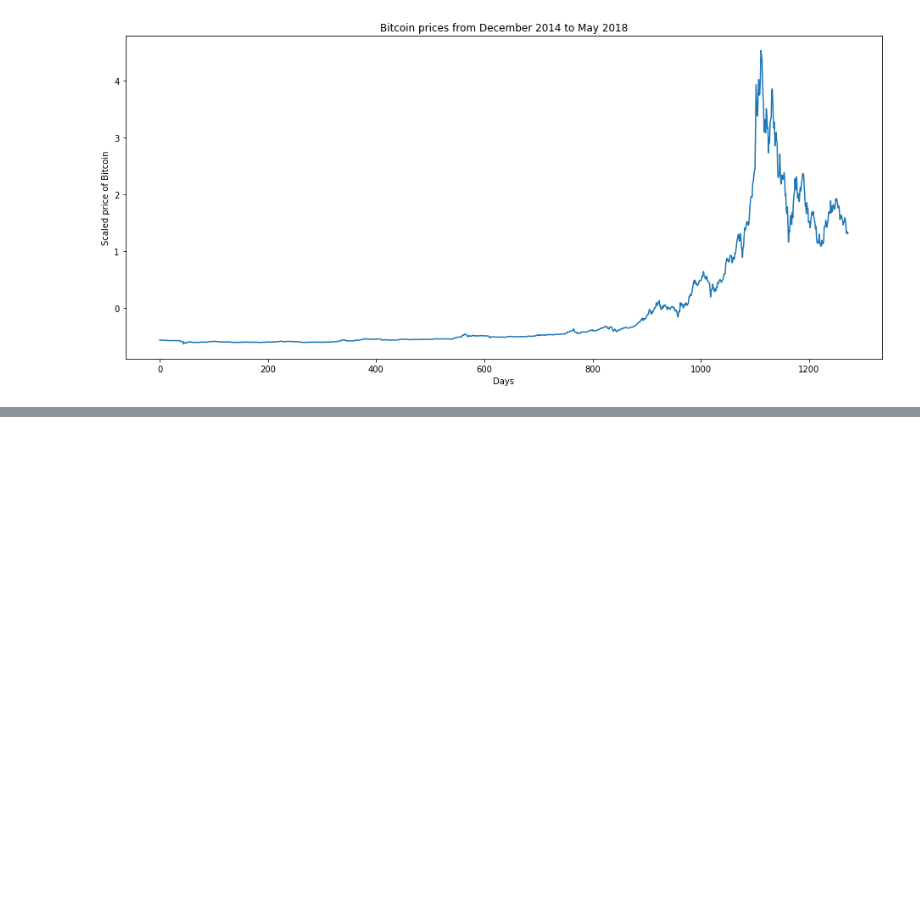
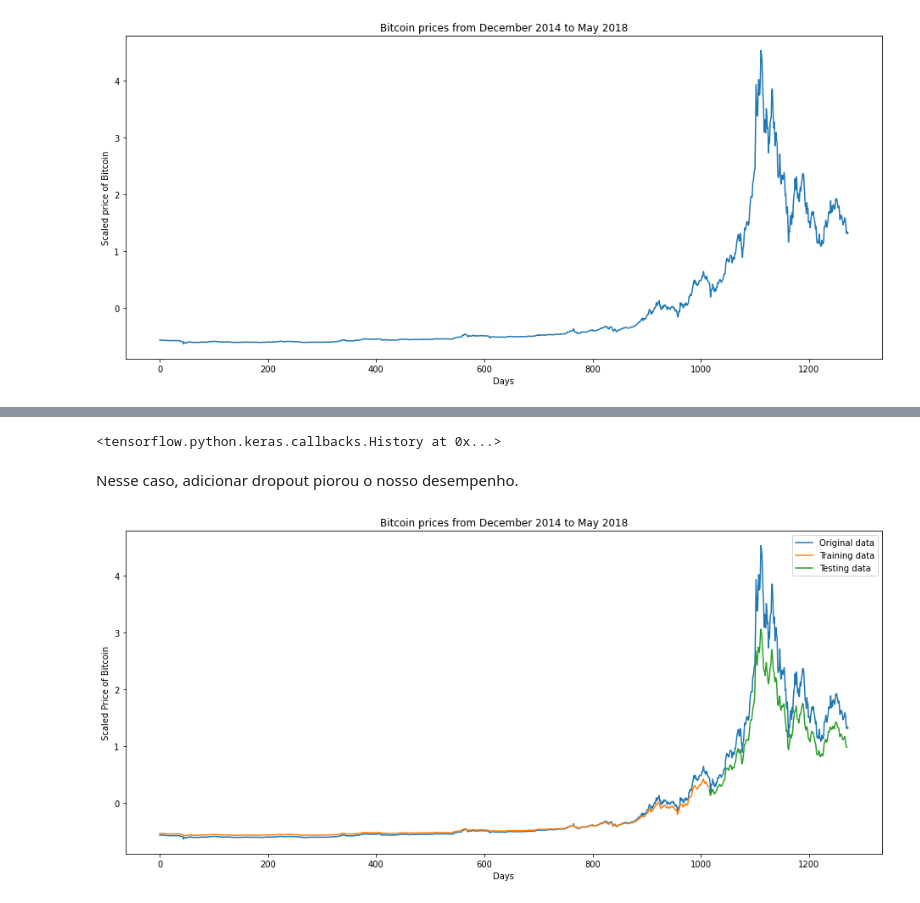
Before and after one commit to rafaelmotaalves/neural-networks, a Jupyter notebook: bitcoin/analysis.ipynb, the cells around one changed output, grey strips where cells are left out. Drawn from its saved outputs; the diff is of its cells as text; code cells hidden in the pictures; blank space fills up the shorter version.

```diff
--- a/bitcoin/analysis.ipynb
+++ b/bitcoin/analysis.ipynb
@@ -150,0 +320,9 @@ plot_result(model, x_train, x_test)
+# %%
+model4 = keras.Sequential([
+    layers.LSTM(400, input_shape=(1, window_size), dropout=0.1),
+    layers.Dense(1)
+])
+
+model4.compile(loss="mean_squared_error", optimizer="sgd", metrics=metrics)
+
+model4.summary()
@@ -150,0 +342,10 @@ plot_result(model, x_train, x_test)
+# %%
+model4.fit(x_train, y_train, epochs=max_epochs, batch_size=batch_size, verbose=verbose)
+# %% [output]
+<tensorflow.python.keras.callbacks.History at 0x...>
+# %% [markdown]
+Nesse caso, adicionar dropout piorou o nosso desempenho.
+# %%
+plot_result(model4, x_train, x_test)
+# %% [output]
+[figure, added]
```
Also changed, not shown: parts of 52 cells of this notebook.
